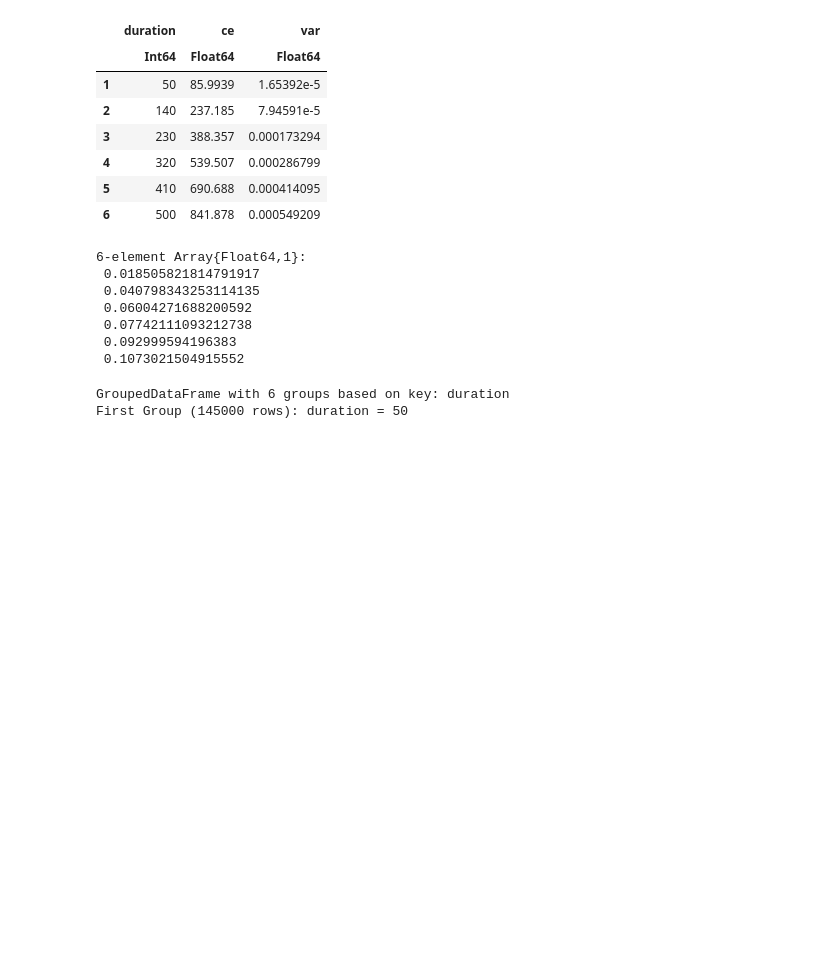
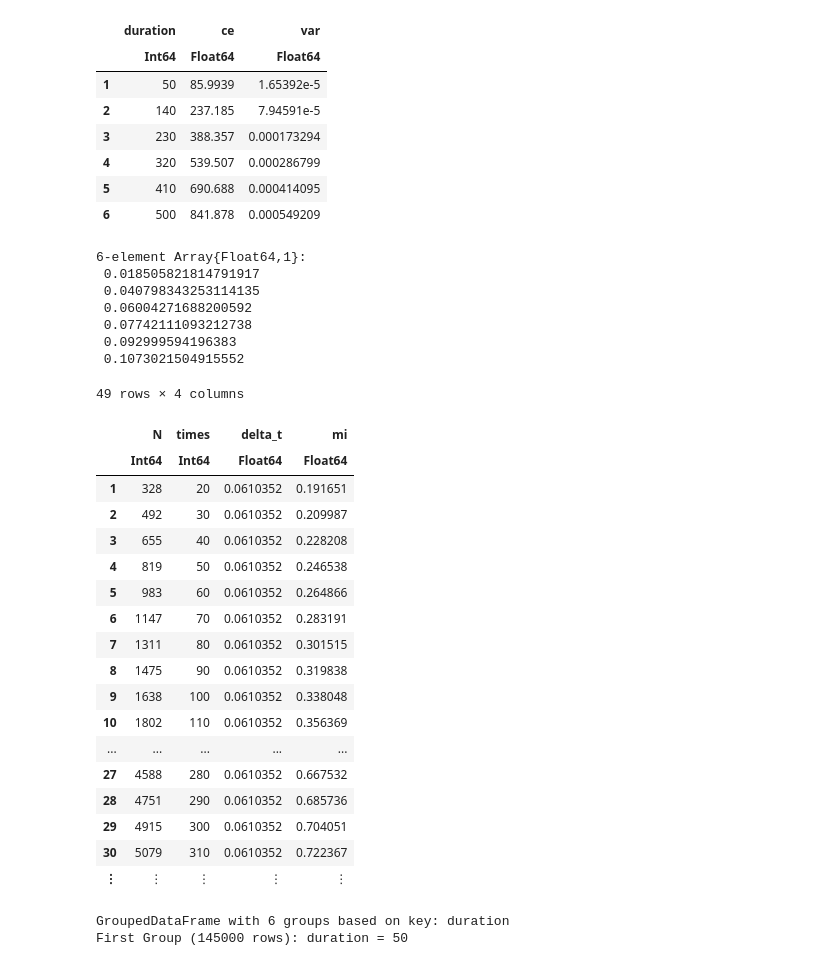
Before and after one commit to manuel-rhdt/PathWeightSampling.jl, a Jupyter notebook: _research/notebooks/merge_files.ipynb, the cells around one changed output. Saved outputs shown, nothing was run; the diff lists cells and outputs as text; code cells hidden in the pictures; blank space fills up the shorter version.

```diff
--- a/_research/notebooks/merge_files.ipynb
+++ b/_research/notebooks/merge_files.ipynb
@@ -158,23 +160,43 @@ p1 = plot(me.duration, [(me.me - ce.ce), 0.00183 .* me.duration], yerr=[error, z
 # %%
 import GaussianMcmc
 using LinearAlgebra
 
 function gaussian_mi(N, delta_t)
     t = GaussianMcmc.time_matrix(N, delta_t)
     system = GaussianMcmc.System()
     c_z = GaussianMcmc.corr_z(system, t)
     c_ss = c_z[1:N,1:N]
     c_xx = c_z[N+1:2N,N+1:2N]
 
     0.5 * (logdet(c_ss) + logdet(c_xx) - logdet(c_z))
 end
 
-times = 50:50:500
-Nmax = 4096
+times = 20:10:500
+Nmax = 8192
 delta_t = times[end] / Nmax
 
 N = map(x->round(Int, x), times ./ delta_t)
 
 mi = gaussian_mi.(N, delta_t)
 
-plot!(p1, times, mi)
+gaussian_data = DataFrame(:N => N, :times => times, :delta_t => delta_t, :mi => mi)
+# %% [output]
+49 rows × 4 columns
+|  | N | times | delta_t | mi |
+|  | Int64 | Int64 | Float64 | Float64 |
+| 1 | 328 | 20 | 0.0610352 | 0.191651 |
+| 2 | 492 | 30 | 0.0610352 | 0.209987 |
+| 3 | 655 | 40 | 0.0610352 | 0.228208 |
+| 4 | 819 | 50 | 0.0610352 | 0.246538 |
+| 5 | 983 | 60 | 0.0610352 | 0.264866 |
+| 6 | 1147 | 70 | 0.0610352 | 0.283191 |
+| 7 | 1311 | 80 | 0.0610352 | 0.301515 |
+| 8 | 1475 | 90 | 0.0610352 | 0.319838 |
+| 9 | 1638 | 100 | 0.0610352 | 0.338048 |
+| 10 | 1802 | 110 | 0.0610352 | 0.356369 |
+| ... | ... | ... | ... | ... |
+| 27 | 4588 | 280 | 0.0610352 | 0.667532 |
+| 28 | 4751 | 290 | 0.0610352 | 0.685736 |
+| 29 | 4915 | 300 | 0.0610352 | 0.704051 |
+| 30 | 5079 | 310 | 0.0610352 | 0.722367 |
+| ⋮ | ⋮ | ⋮ | ⋮ | ⋮ |
```
Also changed, not shown: parts of 3 cells of this notebook, 1 other file.
